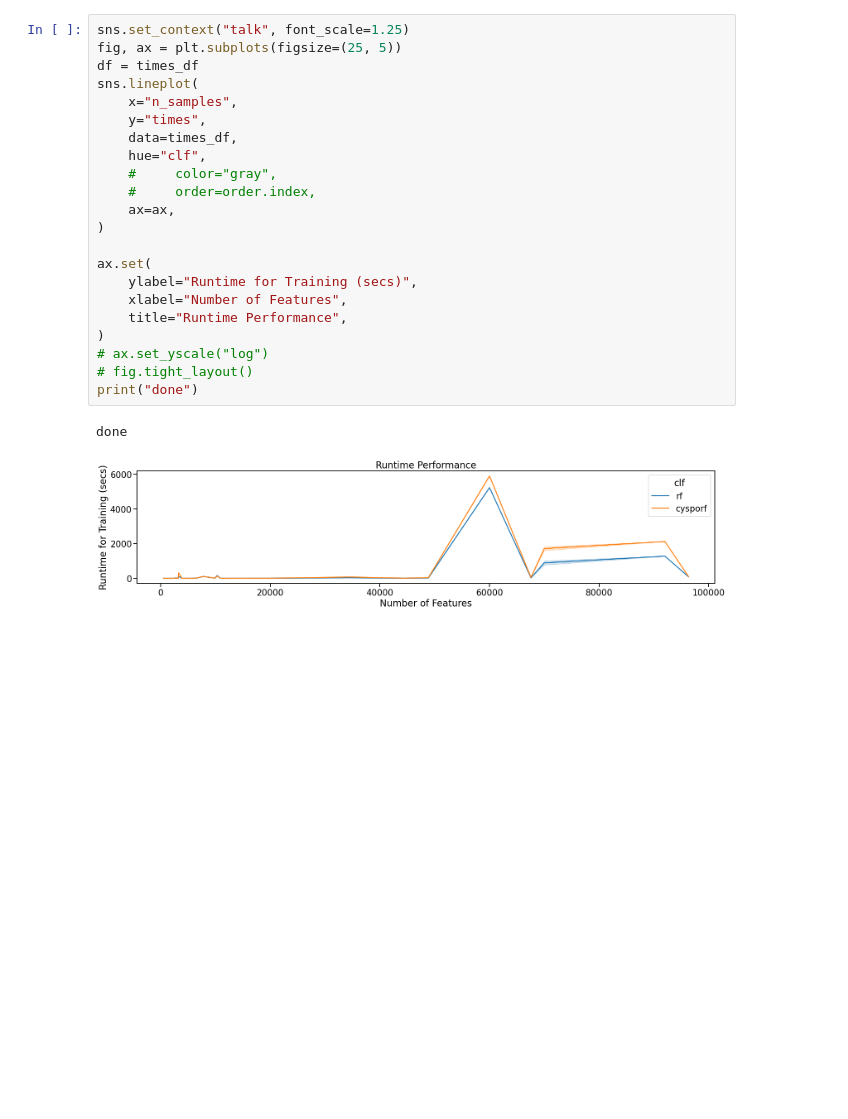
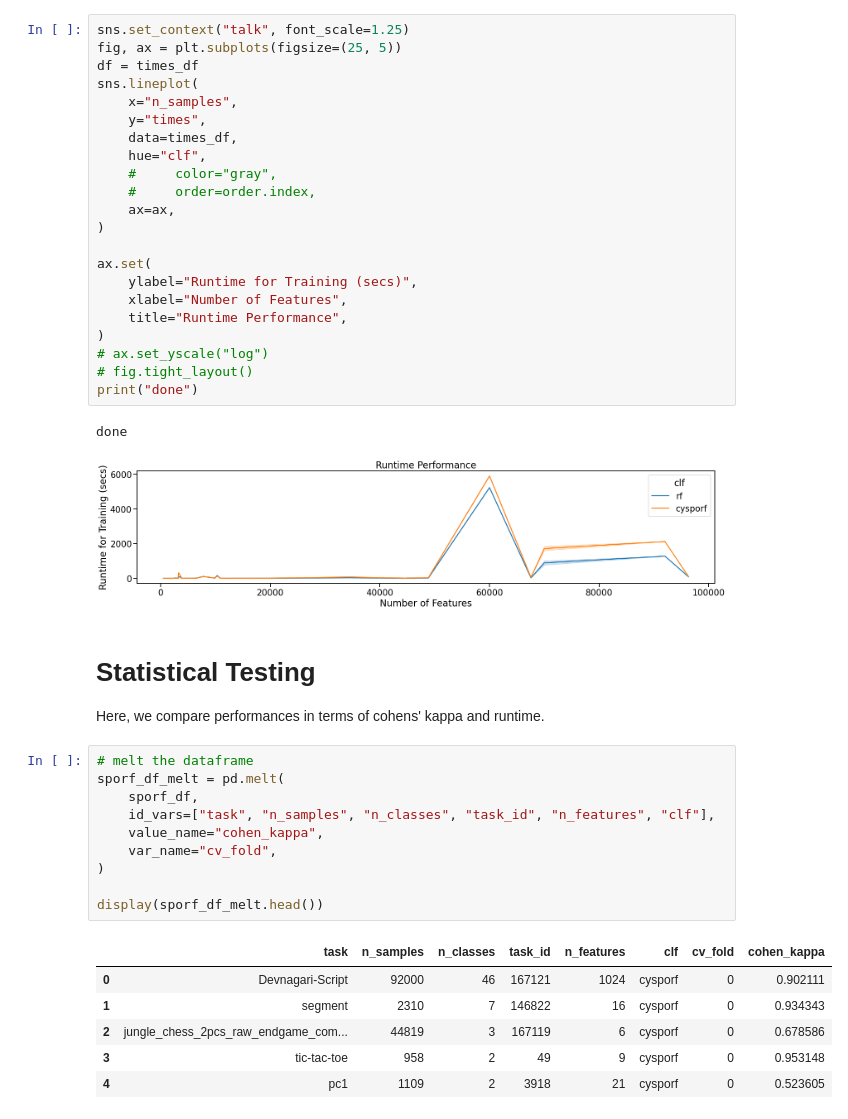
Before and after one commit to NeuroDataDesign/manifold_random_forests, a Jupyter notebook: validation/plot_cc18_short.ipynb, the cells around one changed output. Drawn from its saved outputs; the diff is of its cells as text; blank space fills up the shorter version.

```diff
--- a/validation/plot_cc18_short.ipynb
+++ b/validation/plot_cc18_short.ipynb
@@ -544,3 +547,24 @@ print("done")
 # %% [output]
 done
 [figure]
+# %% [markdown]
+# Statistical Testing
+
+Here, we compare performances in terms of cohens' kappa and runtime.
+# %%
+# melt the dataframe
+sporf_df_melt = pd.melt(
+    sporf_df,
+    id_vars=["task", "n_samples", "n_classes", "task_id", "n_features", "clf"],
+    value_name="cohen_kappa",
+    var_name="cv_fold",
+)
+
+display(sporf_df_melt.head())
+# %% [output]
+|  | task | n_samples | n_classes | task_id | n_features | clf | cv_fold | cohen_kappa |
+| 0 | Devnagari-Script | 92000 | 46 | 167121 | 1024 | cysporf | 0 | 0.902111 |
+| 1 | segment | 2310 | 7 | 146822 | 16 | cysporf | 0 | 0.934343 |
+| 2 | jungle_chess_2pcs_raw_endgame_com... | 44819 | 3 | 167119 | 6 | cysporf | 0 | 0.678586 |
+| 3 | tic-tac-toe | 958 | 2 | 49 | 9 | cysporf | 0 | 0.953148 |
+| 4 | pc1 | 1109 | 2 | 3918 | 21 | cysporf | 0 | 0.523605 |
```
Also changed, not shown: parts of 12 cells of this notebook, 1 other file.
